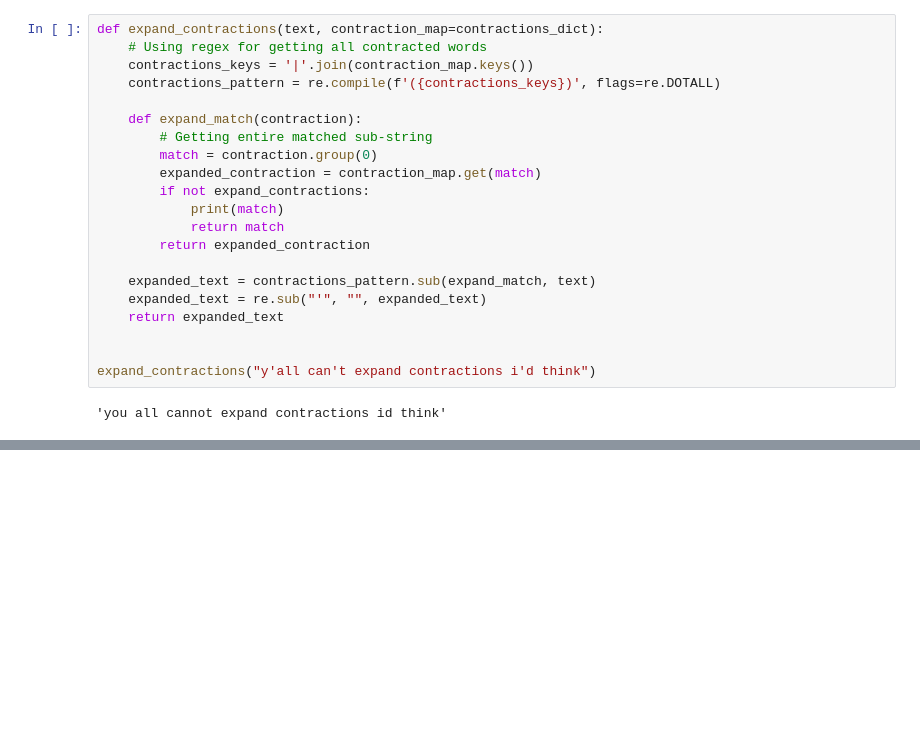
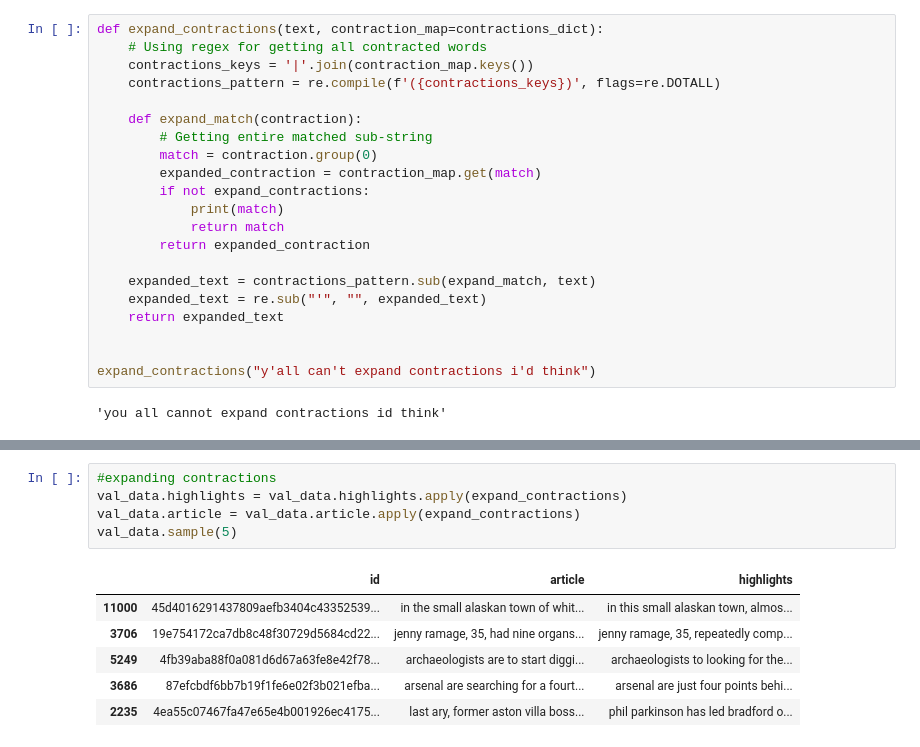
Before and after one commit to DLIBYH/Text_summarization, a Jupyter notebook: atexts.ipynb, the cells around one changed output, grey strips where cells are left out. Saved outputs shown, nothing was run; the diff lists cells and outputs as text; blank space fills up the shorter version.

```diff
--- a/atexts.ipynb
+++ b/atexts.ipynb
@@ -243,0 +289,12 @@ val_data.sample(5)
+# %%
+#expanding contractions
+val_data.highlights = val_data.highlights.apply(expand_contractions)
+val_data.article = val_data.article.apply(expand_contractions)
+val_data.sample(5)
+# %% [output]
+|  | id | article | highlights |
+| 11000 | 45d4016291437809aefb3404c43352539... | in the small alaskan town of whit... | in this small alaskan town, almos... |
+| 3706 | 19e754172ca7db8c48f30729d5684cd22... | jenny ramage, 35, had nine organs... | jenny ramage, 35, repeatedly comp... |
+| 5249 | 4fb39aba88f0a081d6d67a63fe8e42f78... | archaeologists are to start diggi... | archaeologists to looking for the... |
+| 3686 | 87efcbdf6bb7b19f1fe6e02f3b021efba... | arsenal are searching for a fourt... | arsenal are just four points behi... |
+| 2235 | 4ea55c07467fa47e65e4b001926ec4175... | last ary, former aston villa boss... | phil parkinson has led bradford o... |
```
Also changed, not shown: parts of 17 cells of this notebook.
